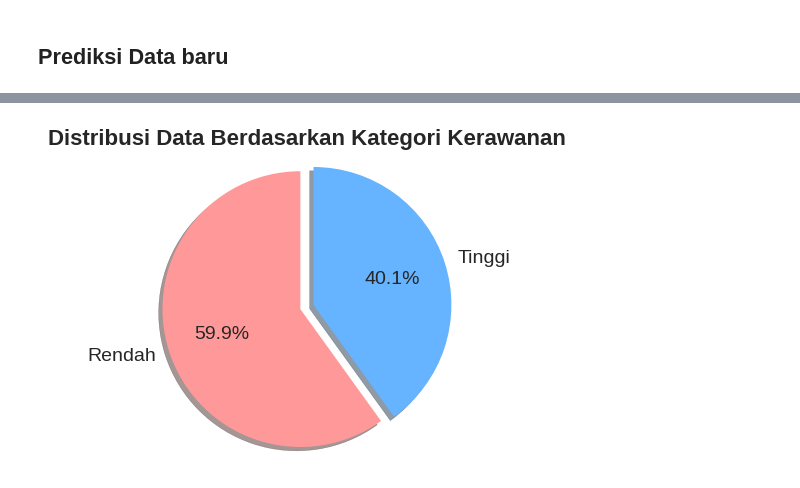
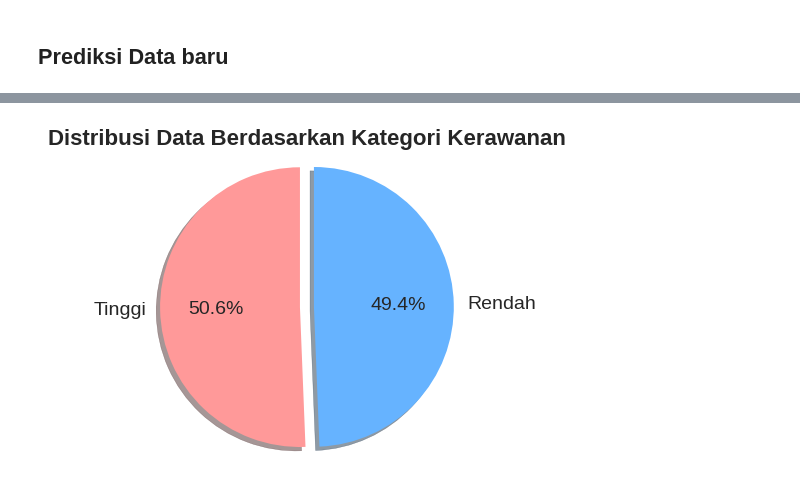
Before and after one commit to aryanriyanto/RandomForest_Prediksi_Banjir_Di_Kabupaten_Bandung, a Jupyter notebook: Prediksi_Banjir_Menggunakan_Random_Forest.ipynb, the cells around one changed output, grey strips where cells are left out. Saved outputs shown, nothing was run; the diff lists cells and outputs as text; code cells hidden in the pictures.

```diff
--- a/Prediksi_Banjir_Menggunakan_Random_Forest.ipynb
+++ b/Prediksi_Banjir_Menggunakan_Random_Forest.ipynb
@@ -871,4 +957,4 @@ model_path
 # %%
-data_baru = data_baru.rename(columns={"curah hujan": "curah_hujan"})
+data_baru = data_baru.rename(columns={"curah hujan": "curah_hujan", "penggunaan lahan" : "Penggunaan Lahan", "jenis tanah" : "Jenis Tanah"})
 data_baru.head(5)
 # %% [output]
@@ -880,0 +967,3 @@ data_baru.head(5)
+# %%
+data_baru = data_baru.drop(['latitude', 'longitude'], axis=1)
+data_baru.head(5)
@@ -953,0 +979,23 @@ dtype: int64
+# %%
+# Melakukan prediksi pada keseluruhan data
+y_pred = model.predict(data_baru)
+
+# Menampilkan hasil prediksi biner
+print("Hasil Prediksi Biner:")
+print(y_pred)
+
+# Menampilkan probabilitas prediksi
+y_pred_proba = model.predict_proba(data_baru)
+print("\nProbabilitas Prediksi:")
+y_pred_proba
+
+prediksi_df = pd.DataFrame({
+    'Prediksi (Keterangan)': y_pred.flatten(),
+})
+
+# Add probability columns
+prediksi_df['Probabilitas Rendah'] = y_pred_proba[:, 0] # Probability for class 0 (Rendah)
+prediksi_df['Probabilitas Tinggi'] = y_pred_proba[:, 1]  # Probability for class 1 (Tinggi)
+
+
+prediksi_df
@@ -953,0 +1020,7 @@ dtype: int64
+# %%
+# Gabungkan hasil prediksi dengan data_baru
+data_baru['Prediksi Kerawanan'] = prediksi_df['Prediksi (Keterangan)']
+data_baru['Probabilitas Rendah'] = prediksi_df['Probabilitas Rendah']
+data_baru['Probabilitas Tinggi'] = prediksi_df['Probabilitas Tinggi']
+
+print(data_baru.head())
@@ -954,30 +1041,30 @@ dtype: int64
 # %%
 import matplotlib.pyplot as plt
 
 # Count occurrences of each category
-category_counts = data_baru['Prediksi'].value_counts()
+category_counts = data_baru['Prediksi Kerawanan'].value_counts()
 
 # Define color palette
 colors = ['#ff9999','#66b3ff']
 
 # Explode the largest slice
 explode = (0.1, 0)
 
 # Create the pie chart with enhancements
 plt.figure(figsize=(4, 4))
 plt.pie(category_counts,
         labels=category_counts.index,
         autopct='%1.1f%%',
         startangle=90,
         colors=colors,
         explode=explode,
         shadow=True, # Add shadow for depth
         textprops={'fontsize': 14}) # Increase font size of labels
 plt.title('Distribusi Data Berdasarkan Kategori Kerawanan', fontsize=16, fontweight='bold')
 plt.axis('equal')
 plt.show()
 # %% [output]
-[figure, old version]
+[figure, new version]
 # %%
 #download data data_baru_cleaned
 
```
Also changed, not shown: parts of 45 cells of this notebook.
